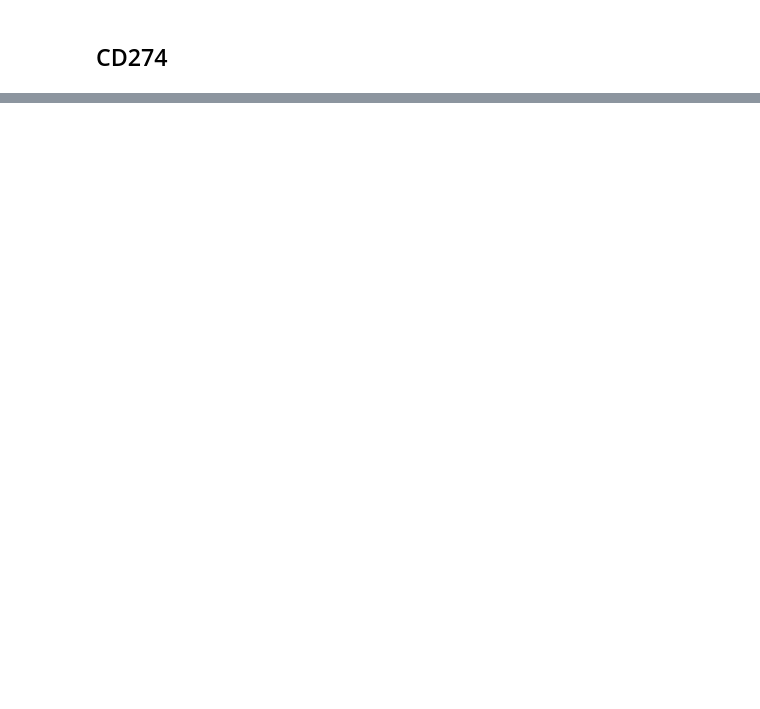
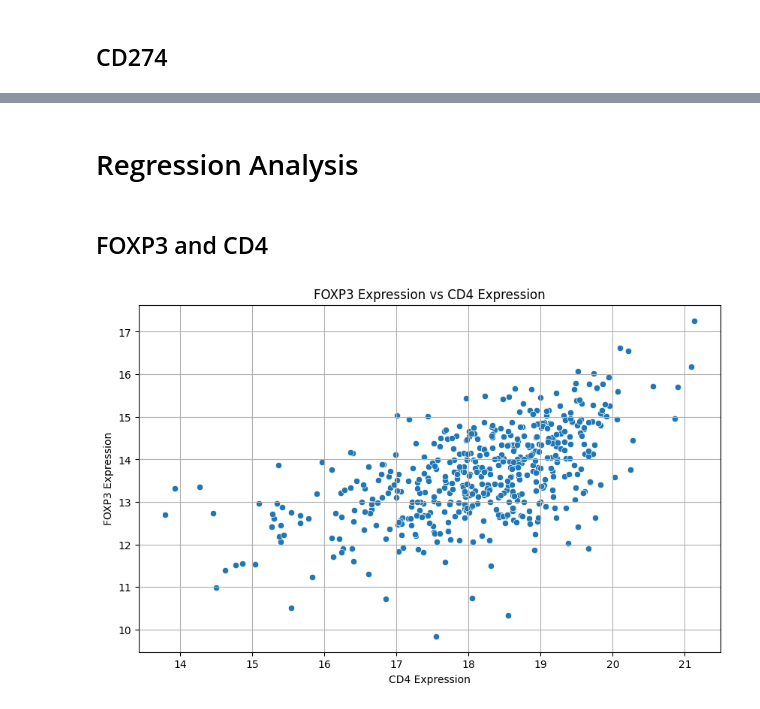
Before and after one commit to MYousry2002/Neuroblastoma-GeneSignature-Survival-BulkRNA, a Jupyter notebook: Neuroblastoma-GeneSignature-Survival-BulkRNA.ipynb, the cells around one changed output, grey strips where cells are left out. Saved outputs shown, nothing was run; the diff lists cells and outputs as text; code cells hidden in the pictures; blank space fills up the shorter version.

Commit message:
regression

```diff
--- a/Neuroblastoma-GeneSignature-Survival-BulkRNA.ipynb
+++ b/Neuroblastoma-GeneSignature-Survival-BulkRNA.ipynb
@@ -2594,0 +2597,15 @@ plt.show()
+# %% [markdown]
+# Regression Analysis
+# %% [markdown]
+## FOXP3 and CD4
+# %%
+# Plotting FOXP3_expression vs CD4_expression
+plt.figure(figsize=(10, 6))
+sns.scatterplot(x='CD4_expression', y='FOXP3_expression', data=data)
+plt.title('FOXP3 Expression vs CD4 Expression')
+plt.xlabel('CD4 Expression')
+plt.ylabel('FOXP3 Expression')
+plt.grid(True)
+plt.show()
+# %% [output]
+[figure, added]
```
Also changed, not shown: parts of 67 cells of this notebook.
